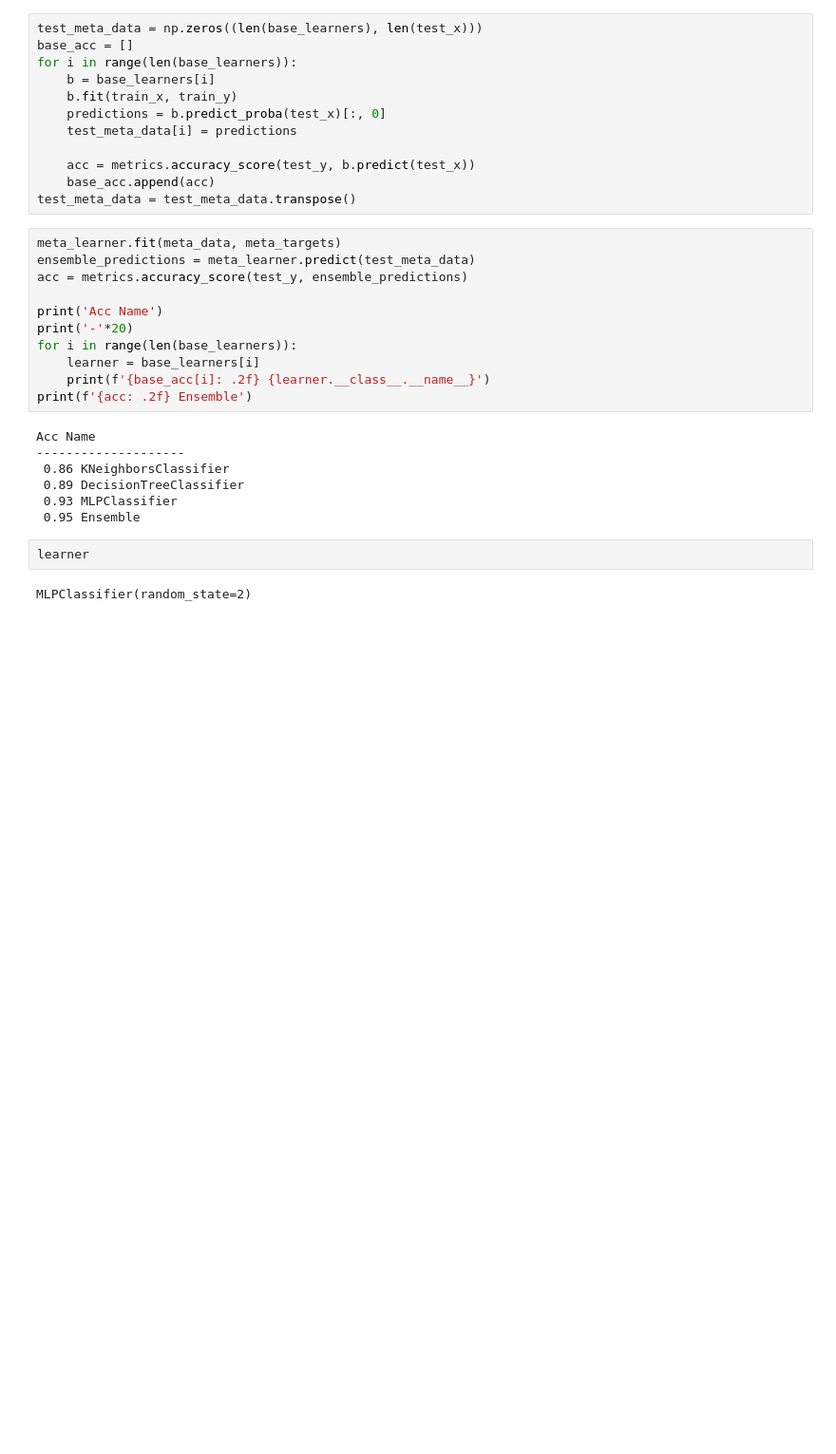
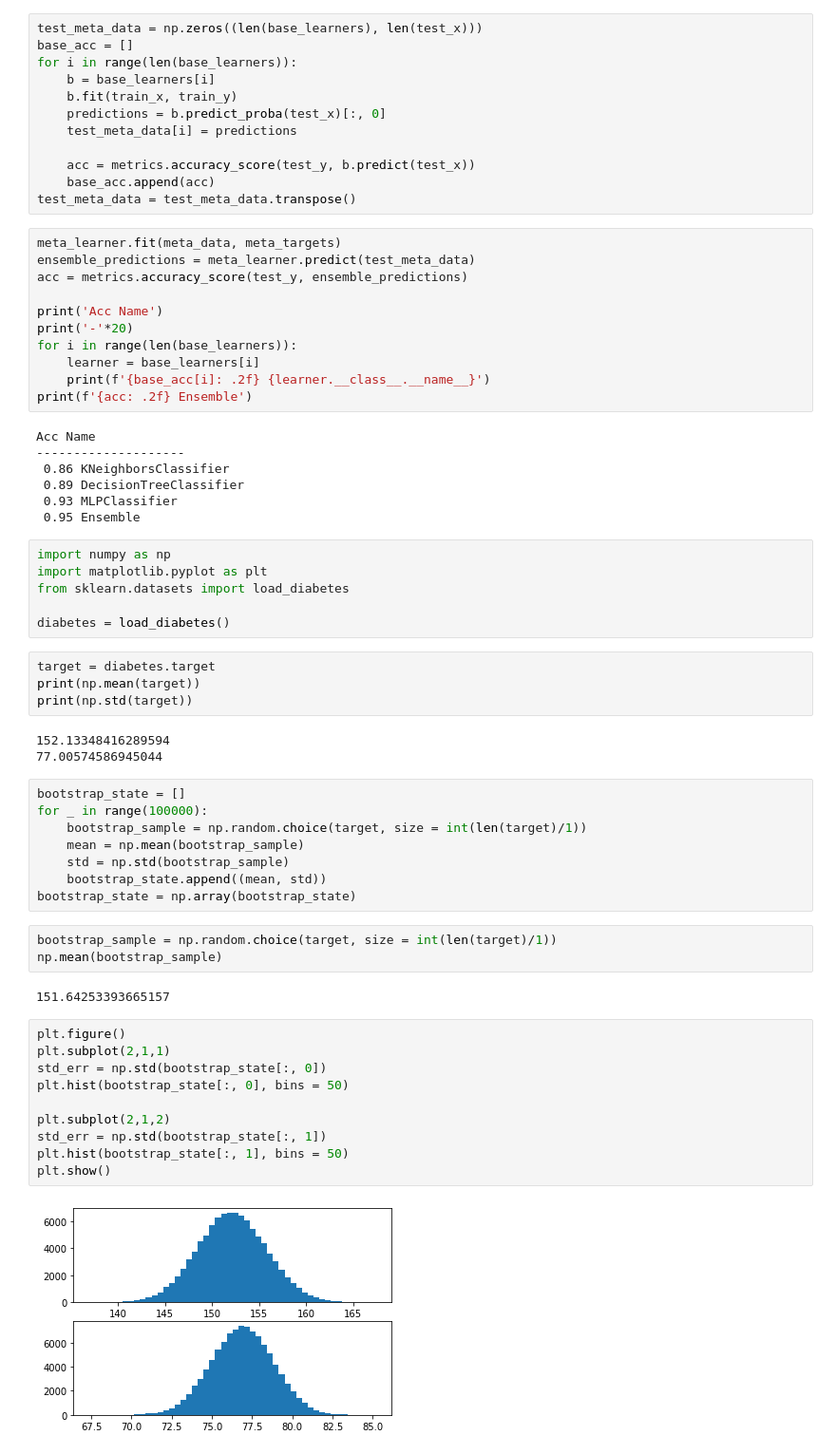
Before and after one commit to Steven10Sun/machine_learning_model, a Jupyter notebook: Untitled.ipynb, the cells around one changed output. Shown at 95% size. Drawn from its saved outputs; the diff is of its cells as text; blank space fills up the shorter version.

```diff
--- a/Untitled.ipynb
+++ b/Untitled.ipynb
@@ -473,6 +473,40 @@ Acc Name
  0.93 MLPClassifier
  0.95 Ensemble
 # %%
-learner
+import numpy as np
+import matplotlib.pyplot as plt
+from sklearn.datasets import load_diabetes
+
+diabetes = load_diabetes()
-# %% [output]
-MLPClassifier(random_state=2)
+# %%
+target = diabetes.target
+print(np.mean(target))
+print(np.std(target))
+# %% [output]
+152.13348416289594
+77.00574586945044
+# %%
+bootstrap_state = []
+for _ in range(100000):
+    bootstrap_sample = np.random.choice(target, size = int(len(target)/1))
+    mean = np.mean(bootstrap_sample)
+    std = np.std(bootstrap_sample)
+    bootstrap_state.append((mean, std))
+bootstrap_state = np.array(bootstrap_state)
+# %%
+bootstrap_sample = np.random.choice(target, size = int(len(target)/1))
+np.mean(bootstrap_sample)
+# %% [output]
+151.64253393665157
+# %%
+plt.figure()
+plt.subplot(2,1,1)
+std_err = np.std(bootstrap_state[:, 0])
+plt.hist(bootstrap_state[:, 0], bins = 50)
+
+plt.subplot(2,1,2)
+std_err = np.std(bootstrap_state[:, 1])
+plt.hist(bootstrap_state[:, 1], bins = 50)
+plt.show()
+# %% [output]
+[figure, added]
```
Also changed, not shown: parts of 22 cells of this notebook.
